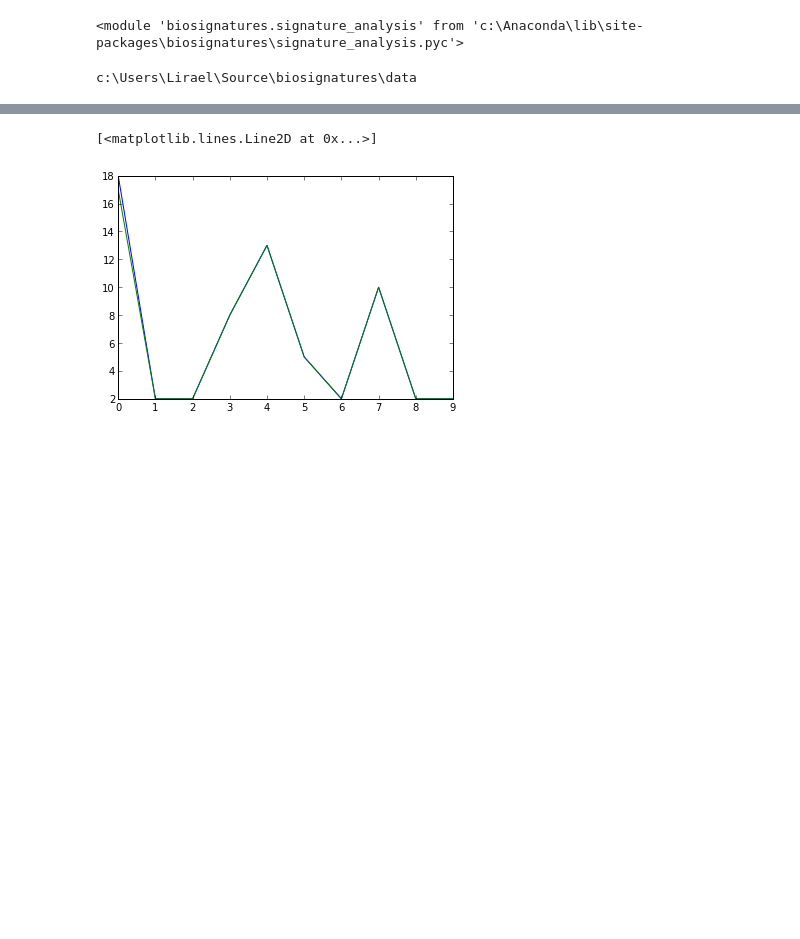
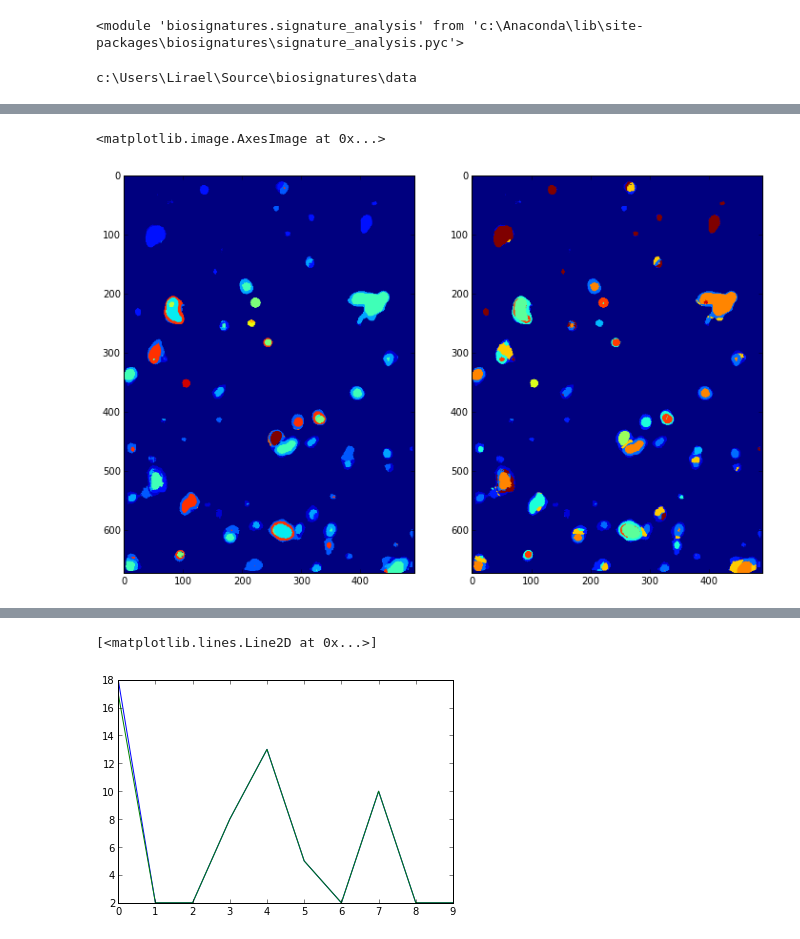
Before and after one commit to klchan13/biosignatures, a Jupyter notebook: notebooks/06-13-14 - Testing more reassignments.ipynb, the cells around one changed output, grey strips where cells are left out. Saved outputs shown, nothing was run; the diff lists cells and outputs as text; code cells hidden in the pictures; blank space fills up the shorter version.

```diff
--- a/notebooks/06-13-14 - Testing more reassignments.ipynb
+++ b/notebooks/06-13-14 - Testing more reassignments.ipynb
@@ -119,0 +126,10 @@ sig_meds_ra2 = sa.signature_medians(mask_list, lin_data)
+# %%
+figure(figsize=(12, 10))
+plt.subplot(121)
+imshow(bsu.signature_map(forw_sigs, 491, 673))
+
+plt.subplot(122)
+imshow(bsu.signature_map(back_sigs, 491, 673))
+# %% [output]
+<matplotlib.image.AxesImage at 0x...>
+[figure, added]
```
Also changed, not shown: parts of 11 cells of this notebook, 5 other files.
